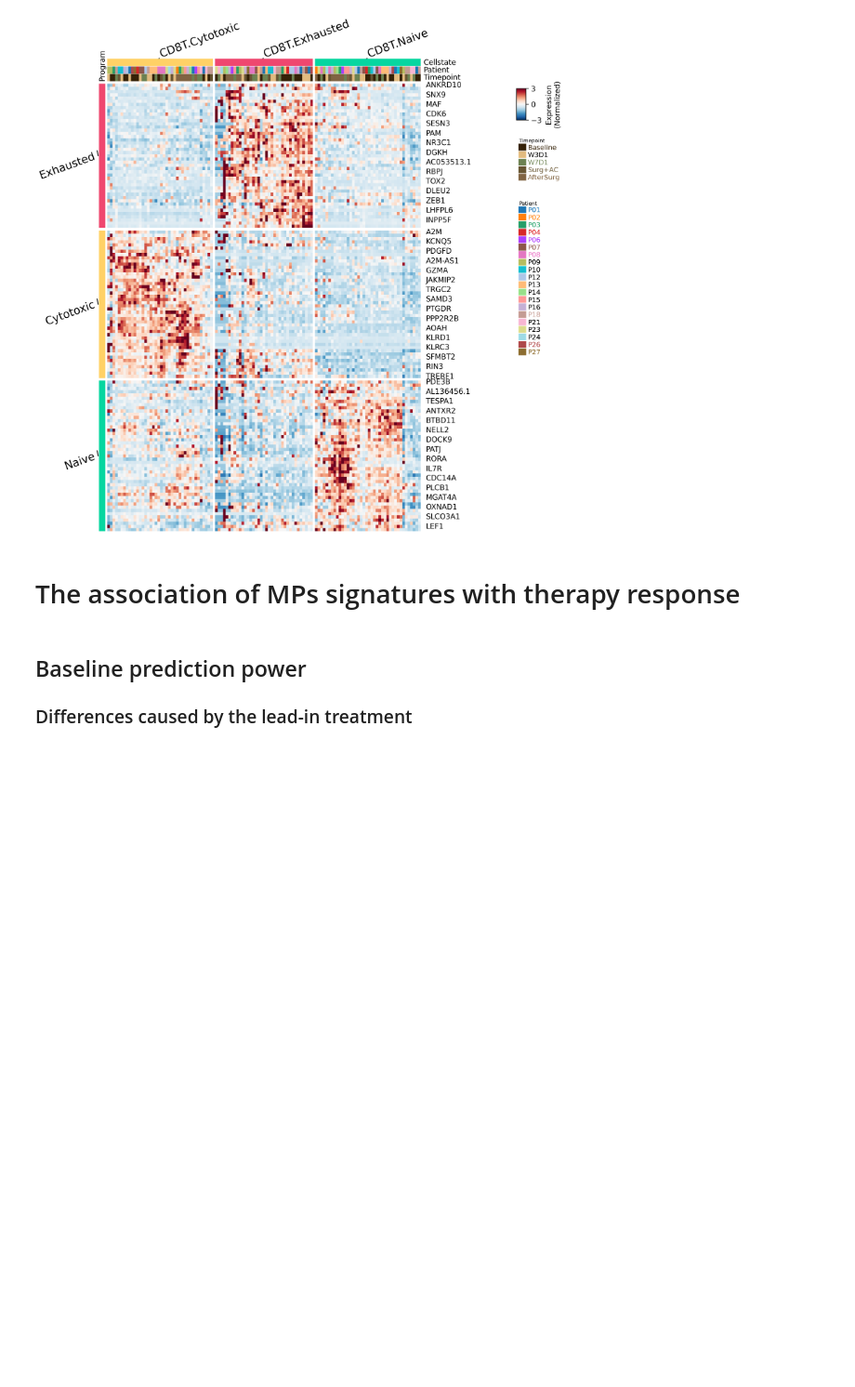
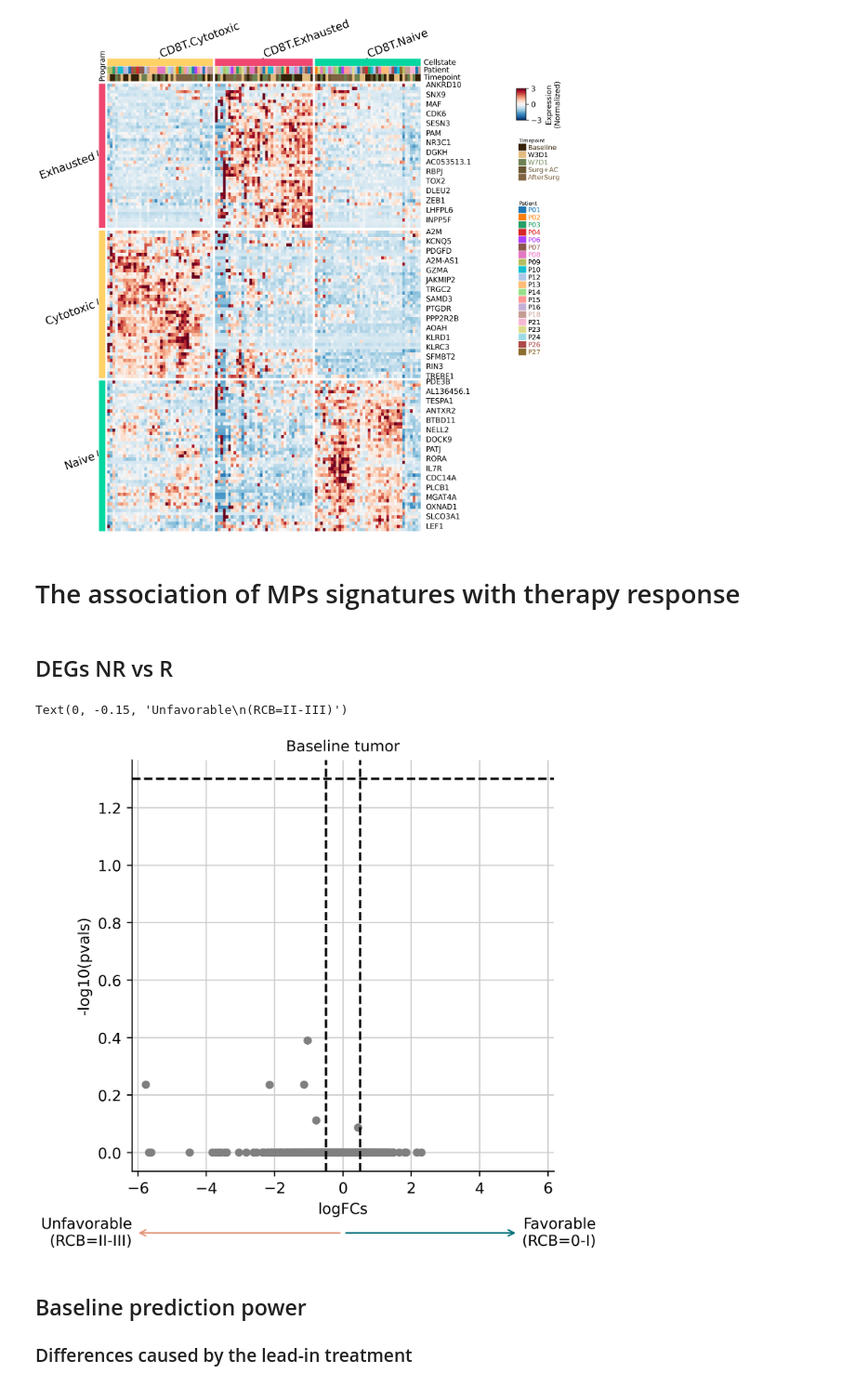
Before and after one commit to jingxinfu/hr_brca_single_cell, a Jupyter notebook: notebooks/XX_Checked_Figure3_Tcells.ipynb, the cells around one changed output. Shown at 93% size. Saved outputs shown, nothing was run; the diff lists cells and outputs as text; code cells hidden in the pictures; blank space fills up the shorter version.

Commit message:
Figure4

```diff
--- a/notebooks/XX_Checked_Figure3_Tcells.ipynb
+++ b/notebooks/XX_Checked_Figure3_Tcells.ipynb
@@ -289,6 +289,35 @@ scores['CCG_ID'] =  scores.index.map(lambda x:'CCG1112'+x.split('CCG1112')[1][:-
 sample_meta = pd.read_excel(f'{RESULT_TABLE}/Supplementary Table 1.xlsx',index_col=0).replace(np.nan,'N/A')
 scores = scores.merge(sample_meta,on='CCG_ID',how='left')
 scores['BestResponse'] = pd.Categorical(scores.BestResponse,['favorable response\n(RCB 0-I)','unfavorable response\n(RCB II-III)'],ordered=True)
+# %% [markdown]
+## DEGs NR vs R
+# %%
+degs = pd.read_excel(f'{RESULT_TABLE}/DEGs_Response/CD8T.xlsx',sheet_name='R',index_col=0)
+gmt = pd.read_table(f'{RESULT_TABLE}/MPs/CD8T/MP_Programs.gmt',header=None,index_col=0).drop([1],axis=1).T
+gmt.rename(columns=MP_anno_map,inplace=True)
+# %%
+show_genes = degs.index[degs.index.isin(gmt['Cytotoxic']) & (degs.padj<0.05) & (degs.log2FoldChange<.5)].tolist()
+fig,ax= plot_volcano_df(
+    degs,
+    x='log2FoldChange',
+    y='padj',
+    show_list=show_genes,
+    figsize=(5, 5),
+    dpi=200
+)
+ax.set(title='Baseline tumor');
+xmax = np.abs(ax.get_xlim()).max()
+ax.set_xlim([-xmax,xmax])
+center=0.5
+name ='Favorable\n(RCB=0-I)'
+ax.annotate(name, xy=(center, -0.15), xycoords='axes fraction', xytext=(1.1, -0.15),
+            arrowprops=dict(arrowstyle="<-", color='#006d77'),ha='right',va='center')
+name ='Unfavorable\n(RCB=II-III)'
+ax.annotate(name, xy=(center, -0.15), xycoords='axes fraction', xytext=(0, -0.15),
+            arrowprops=dict(arrowstyle="<-",  color='#e29578'),ha='right',va='center')
+# %% [output]
+Text(0, -0.15, 'Unfavorable\n(RCB=II-III)')
+[figure, added]
 # %% [markdown]
 ## Baseline prediction power
 ### Differences caused by the lead-in treatment
```
Also changed, not shown: 2 other files.
